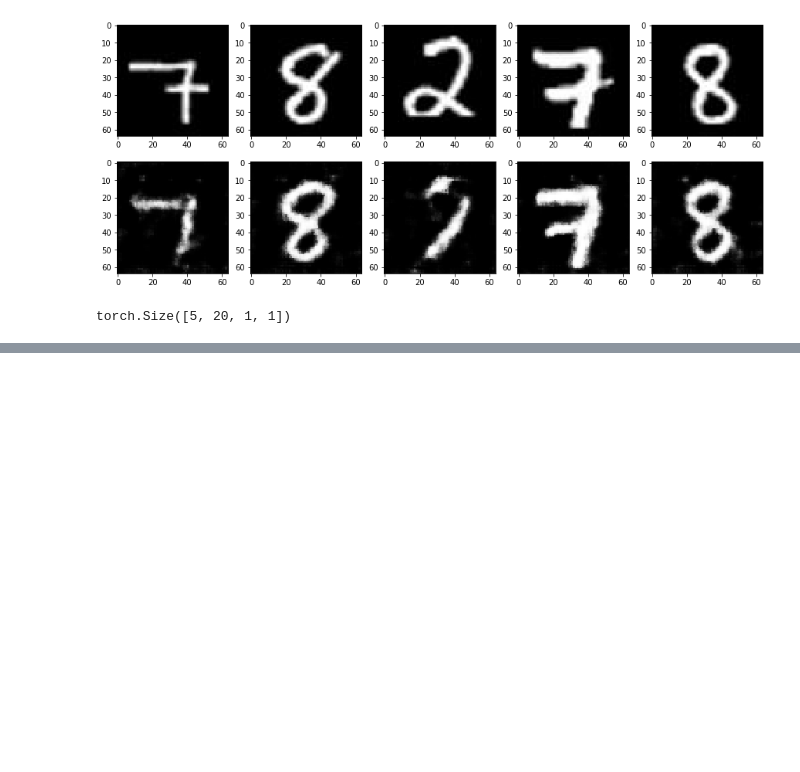
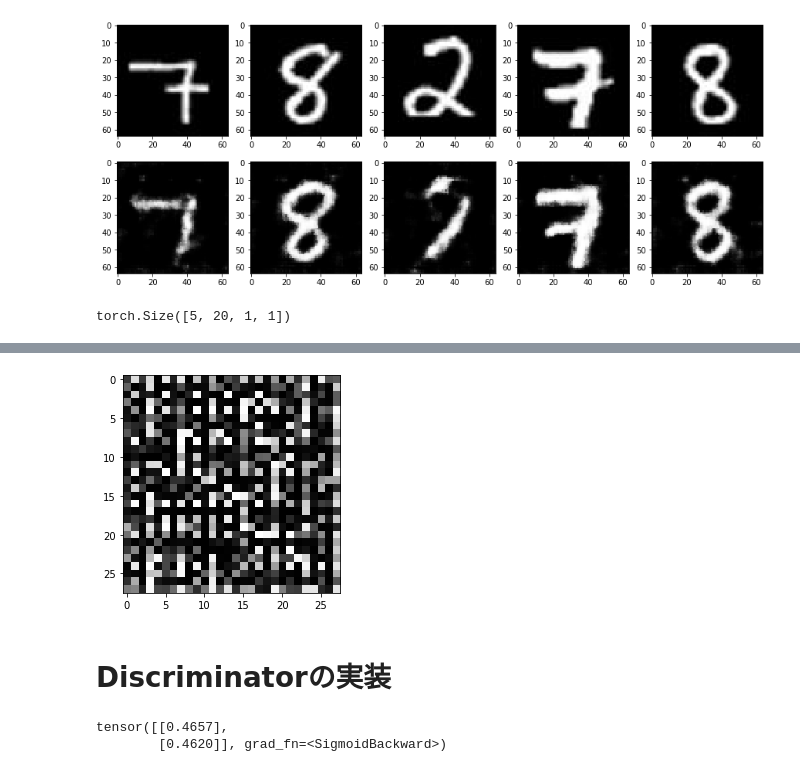
Before and after one commit to nsakki55/tech-notes, a Jupyter notebook: pytorch_advanced/6_gan_anomaly_detection/ch6.ipynb, the cells around one changed output, grey strips where cells are left out. Saved outputs shown, nothing was run; the diff lists cells and outputs as text; code cells hidden in the pictures; blank space fills up the shorter version.

```diff
--- a/pytorch_advanced/6_gan_anomaly_detection/ch6.ipynb
+++ b/pytorch_advanced/6_gan_anomaly_detection/ch6.ipynb
@@ -568,0 +636,17 @@ torch.Size([5, 20, 1, 1])
+# %%
+G = Generator(z_dim=20)
+G.train()
+
+# 入力する乱数
+# バッチノーマライゼーションがあるのでミニバッチ数は2以上
+input_z = torch.randn(2, 20)
+
+# 偽画像を出力
+fake_images = G(input_z)  # torch.Size([2, 1, 28, 28])
+img_transformed = fake_images[0][0].detach().numpy()
+plt.imshow(img_transformed, 'gray')
+plt.show()
+# %% [output]
+[figure, added]
+# %% [markdown]
+# Discriminatorの実装
@@ -568,0 +705,16 @@ torch.Size([5, 20, 1, 1])
+# %%
+# 動作確認
+D = Discriminator(z_dim=20)
+
+# 偽画像を生成
+input_z = torch.randn(2, 20)
+fake_images = G(input_z)
+
+# 偽画像をDに入力
+d_out, _ = D(fake_images, input_z)
+
+# 出力d_outにSigmoidをかけて0から1に変換
+print(nn.Sigmoid()(d_out))
+# %% [output]
+tensor([[0.4657],
+        [0.4620]], grad_fn=<SigmoidBackward>)
```
Also changed, not shown: parts of 19 cells of this notebook.
